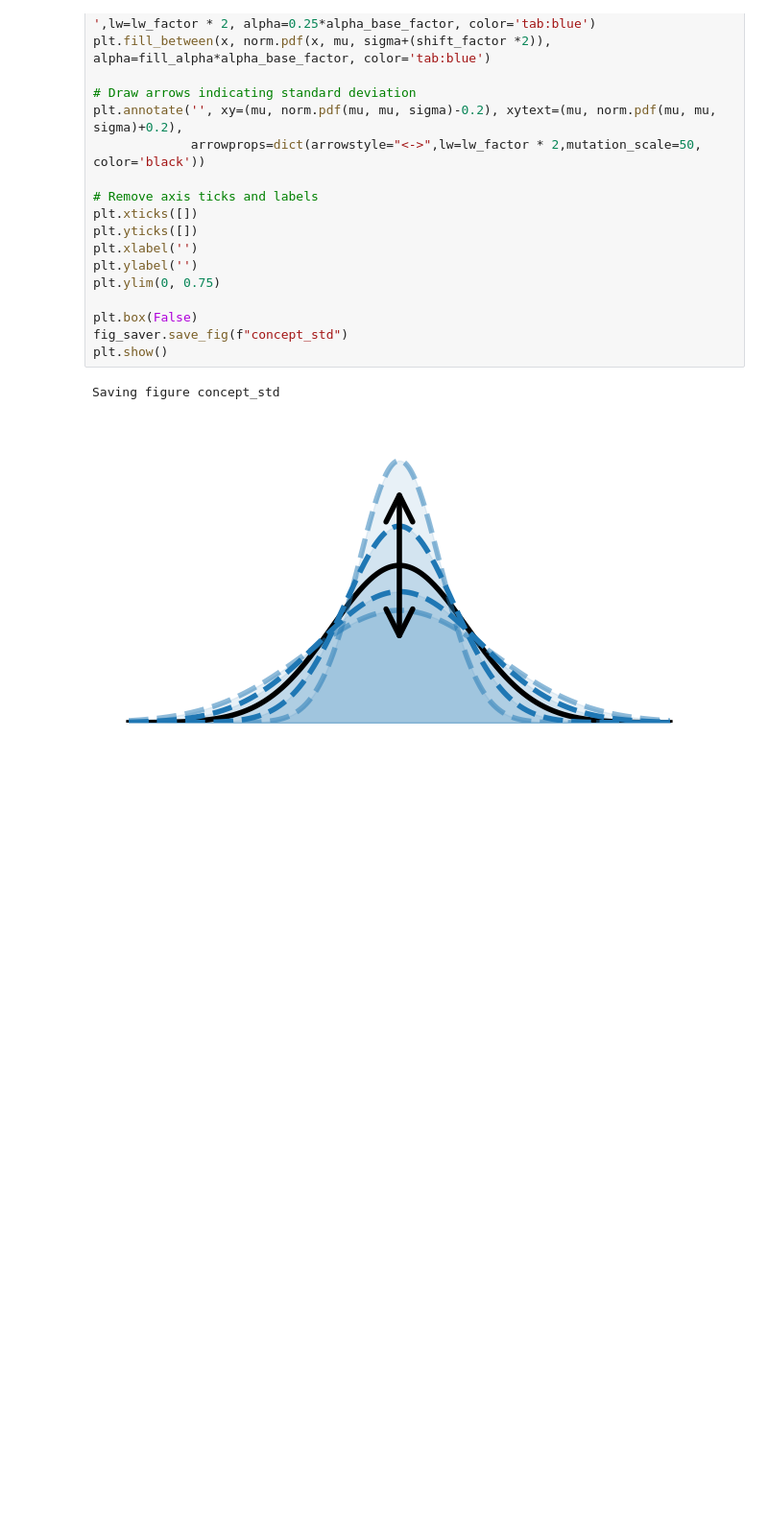
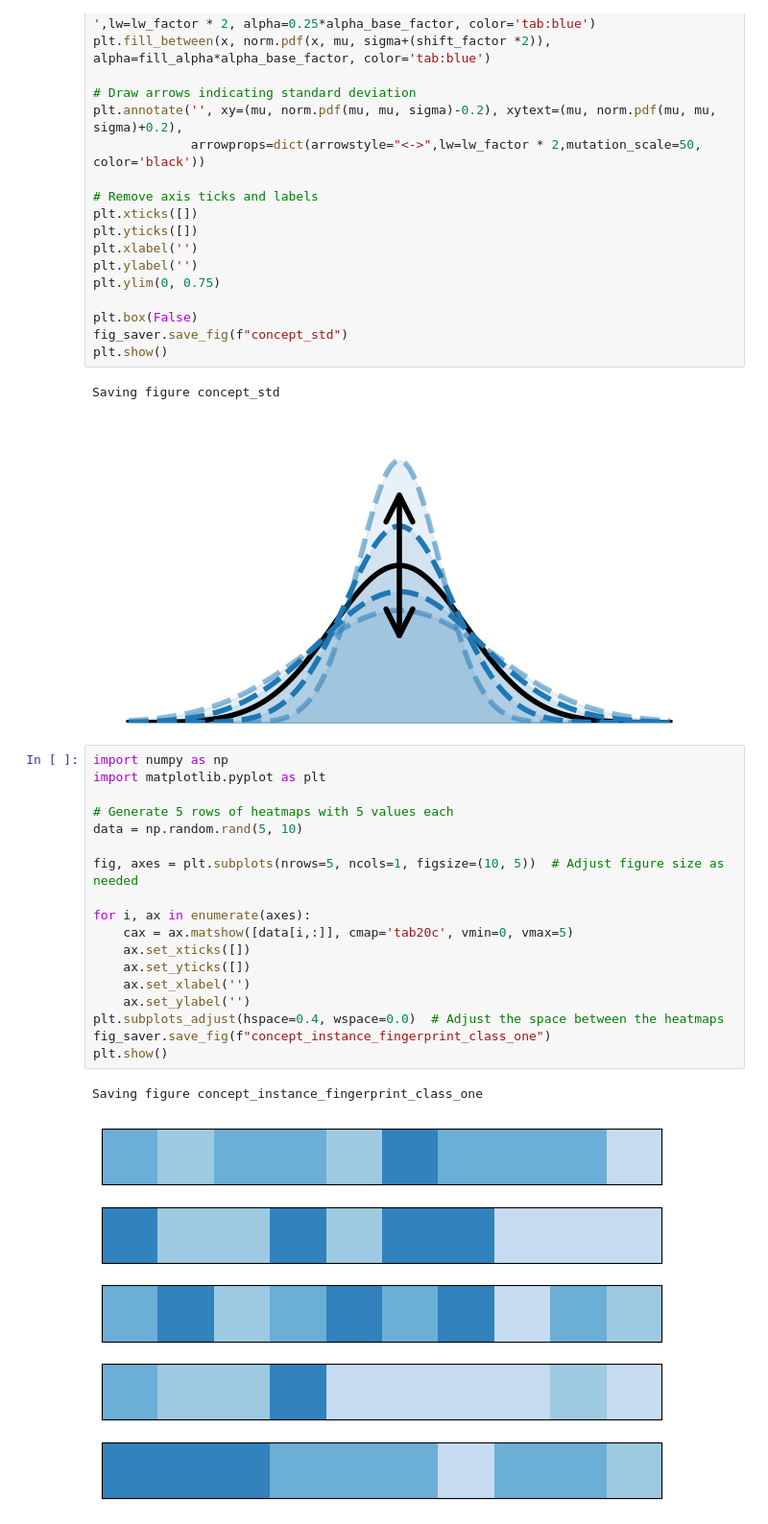
Before and after one commit to LarsBoecking/time_series_fingerprint, a Jupyter notebook: notebooks/z_paper_concept.ipynb, the cells around one changed output. Shown at 96% size. Drawn from its saved outputs; the diff is of its cells as text; blank space fills up the shorter version.

```diff
--- a/notebooks/z_paper_concept.ipynb
+++ b/notebooks/z_paper_concept.ipynb
@@ -177,3 +162,24 @@ plt.show()
 # %% [output]
 Saving figure concept_std
 [figure]
+# %%
+import numpy as np
+import matplotlib.pyplot as plt
+
+# Generate 5 rows of heatmaps with 5 values each
+data = np.random.rand(5, 10)
+
+fig, axes = plt.subplots(nrows=5, ncols=1, figsize=(10, 5))  # Adjust figure size as needed
+
+for i, ax in enumerate(axes):
+    cax = ax.matshow([data[i,:]], cmap='tab20c', vmin=0, vmax=5)
+    ax.set_xticks([])
+    ax.set_yticks([])
+    ax.set_xlabel('')
+    ax.set_ylabel('')
+plt.subplots_adjust(hspace=0.4, wspace=0.0)  # Adjust the space between the heatmaps
+fig_saver.save_fig(f"concept_instance_fingerprint_class_one")
+plt.show()
+# %% [output]
+Saving figure concept_instance_fingerprint_class_one
+[figure, added]
```
Also changed, not shown: parts of 5 cells of this notebook, 1 other file.
